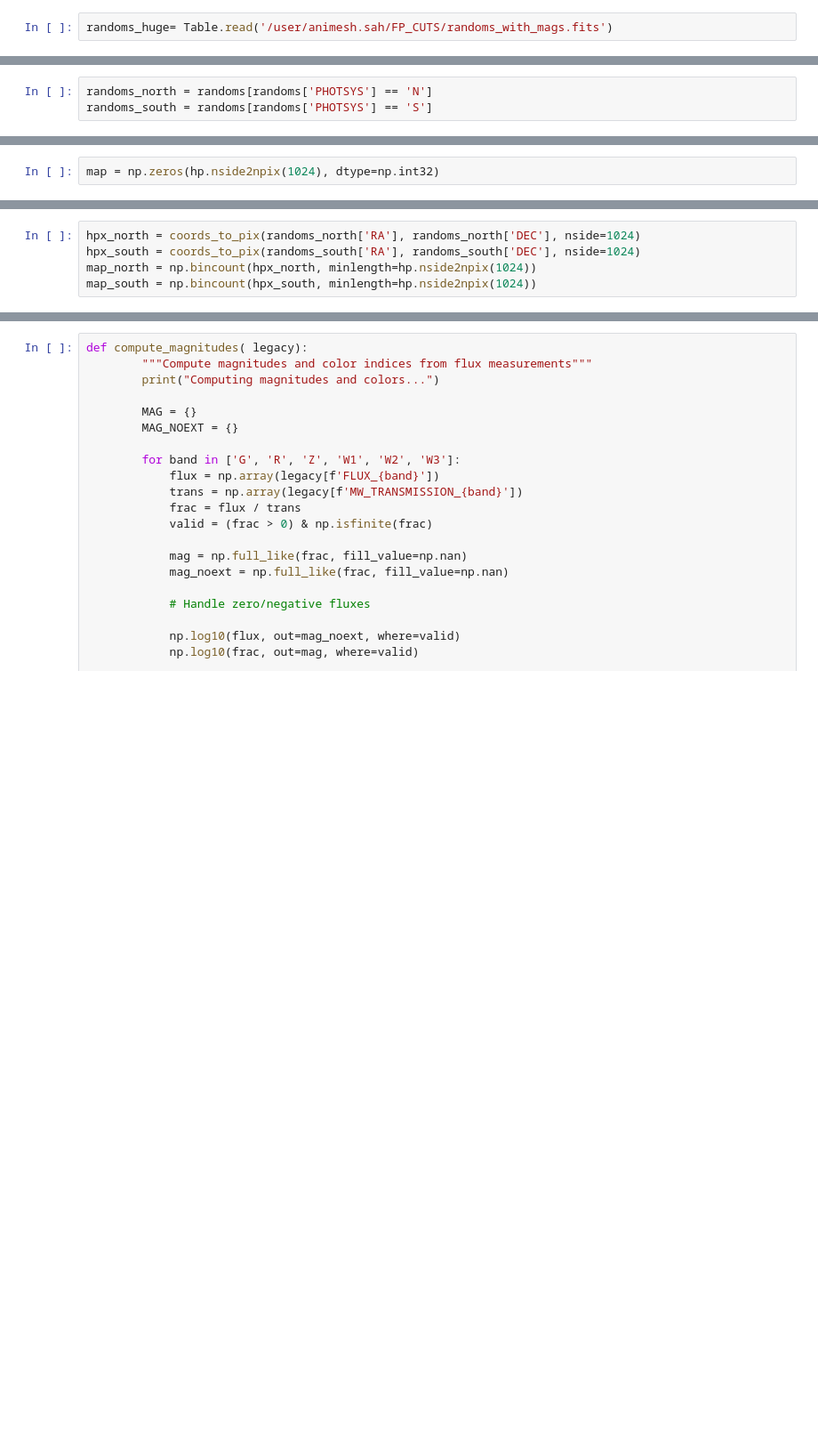
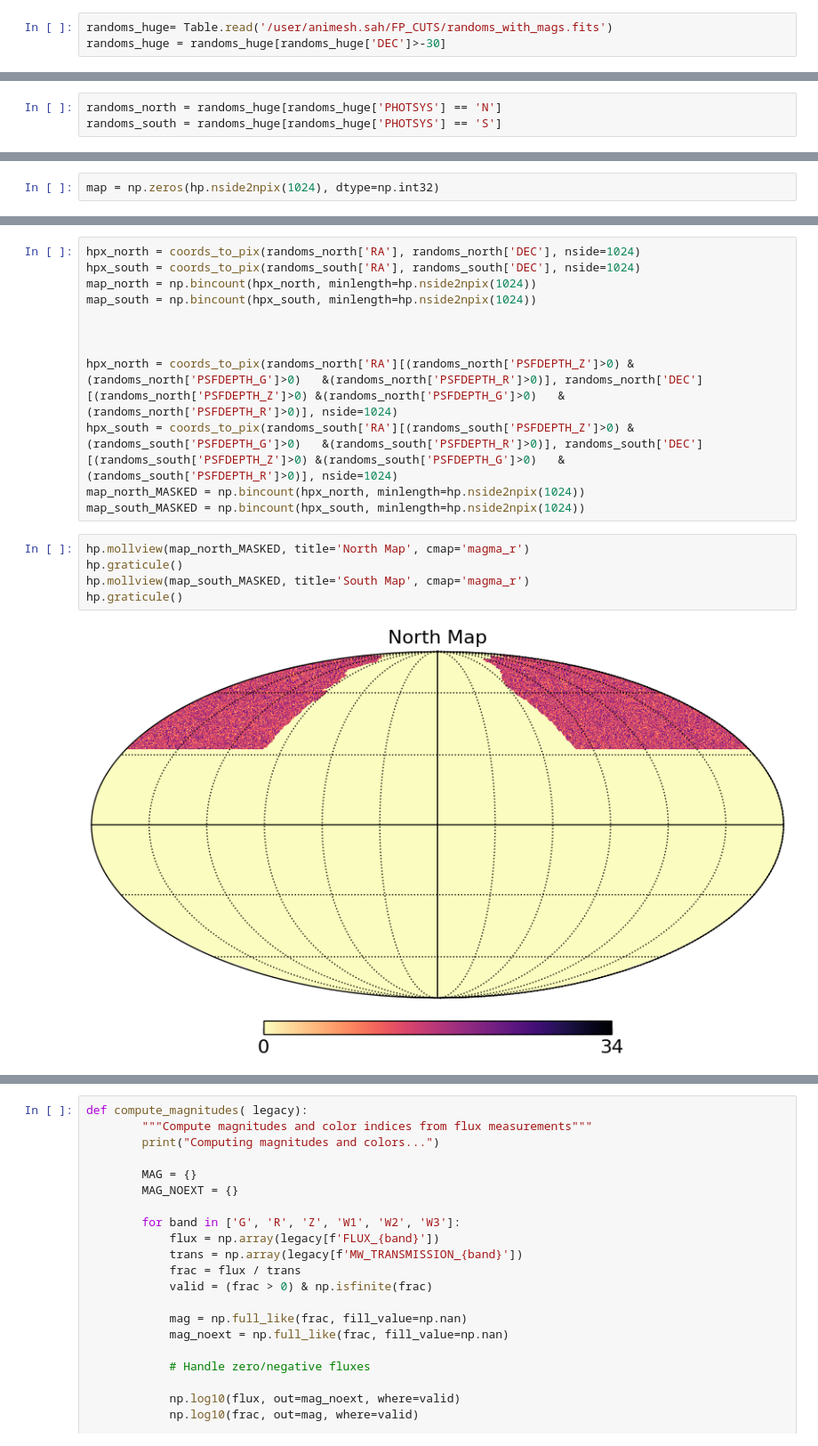
Before and after one commit to Shin107/DESILegacy-PECVEL, a Jupyter notebook: notebooks/mask_and_survey_chacterstics.ipynb, the cells around one changed output, grey strips where cells are left out. Shown at 89% size. Saved outputs shown, nothing was run; the diff lists cells and outputs as text; blank space fills up the shorter version.

```diff
--- a/notebooks/mask_and_survey_chacterstics.ipynb
+++ b/notebooks/mask_and_survey_chacterstics.ipynb
@@ -27,12 +27,13 @@ import scienceplots
 plt.style.use(['science', 'notebook', 'grid'])
 # %%
 randoms_huge= Table.read('/user/animesh.sah/FP_CUTS/randoms_with_mags.fits')
+randoms_huge = randoms_huge[randoms_huge['DEC']>-30]
 # %%
 randoms = Table(fitsio.FITS('/user/animesh.sah/FP_CUTS/randoms_5M.fits')[1].read())
 randoms = randoms[randoms['DEC']>-30]
 # %%
-randoms_north = randoms[randoms['PHOTSYS'] == 'N']
-randoms_south = randoms[randoms['PHOTSYS'] == 'S']
+randoms_north = randoms_huge[randoms_huge['PHOTSYS'] == 'N']
+randoms_south = randoms_huge[randoms_huge['PHOTSYS'] == 'S']
 # %%
 def coords_to_pix(ra_deg, dec_deg, nside,**kwargs):
     theta = np.radians(90.0 - dec_deg)
@@ -46,3 +69,17 @@ hpx_north = coords_to_pix(randoms_north['RA'], randoms_north['DEC'], nside=1024)
 hpx_south = coords_to_pix(randoms_south['RA'], randoms_south['DEC'], nside=1024)
 map_north = np.bincount(hpx_north, minlength=hp.nside2npix(1024))
 map_south = np.bincount(hpx_south, minlength=hp.nside2npix(1024))
+
+
+
+hpx_north = coords_to_pix(randoms_north['RA'][(randoms_north['PSFDEPTH_Z']>0) &(randoms_north['PSFDEPTH_G']>0)   &(randoms_north['PSFDEPTH_R']>0)], randoms_north['DEC'][(randoms_north['PSFDEPTH_Z']>0) &(randoms_north['PSFDEPTH_G']>0)   &(randoms_north['PSFDEPTH_R']>0)], nside=1024)
+hpx_south = coords_to_pix(randoms_south['RA'][(randoms_south['PSFDEPTH_Z']>0) &(randoms_south['PSFDEPTH_G']>0)   &(randoms_south['PSFDEPTH_R']>0)], randoms_south['DEC'][(randoms_south['PSFDEPTH_Z']>0) &(randoms_south['PSFDEPTH_G']>0)   &(randoms_south['PSFDEPTH_R']>0)], nside=1024)
+map_north_MASKED = np.bincount(hpx_north, minlength=hp.nside2npix(1024))
+map_south_MASKED = np.bincount(hpx_south, minlength=hp.nside2npix(1024))
+# %%
+hp.mollview(map_north_MASKED, title='North Map', cmap='magma_r')
+hp.graticule()
+hp.mollview(map_south_MASKED, title='South Map', cmap='magma_r')
+hp.graticule()
+# %% [output]
+[figure, added]
```
Also changed, not shown: parts of 30 cells of this notebook, 1 other file.
